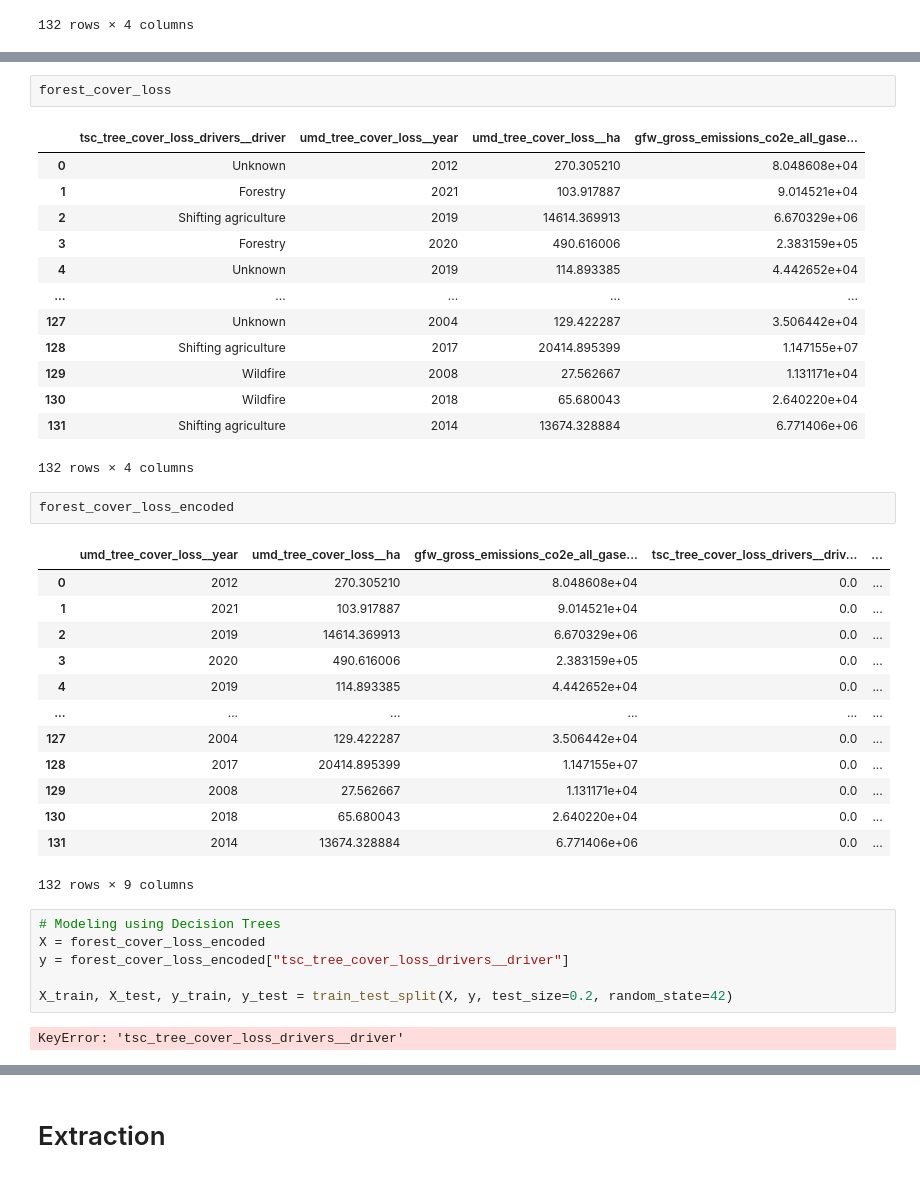
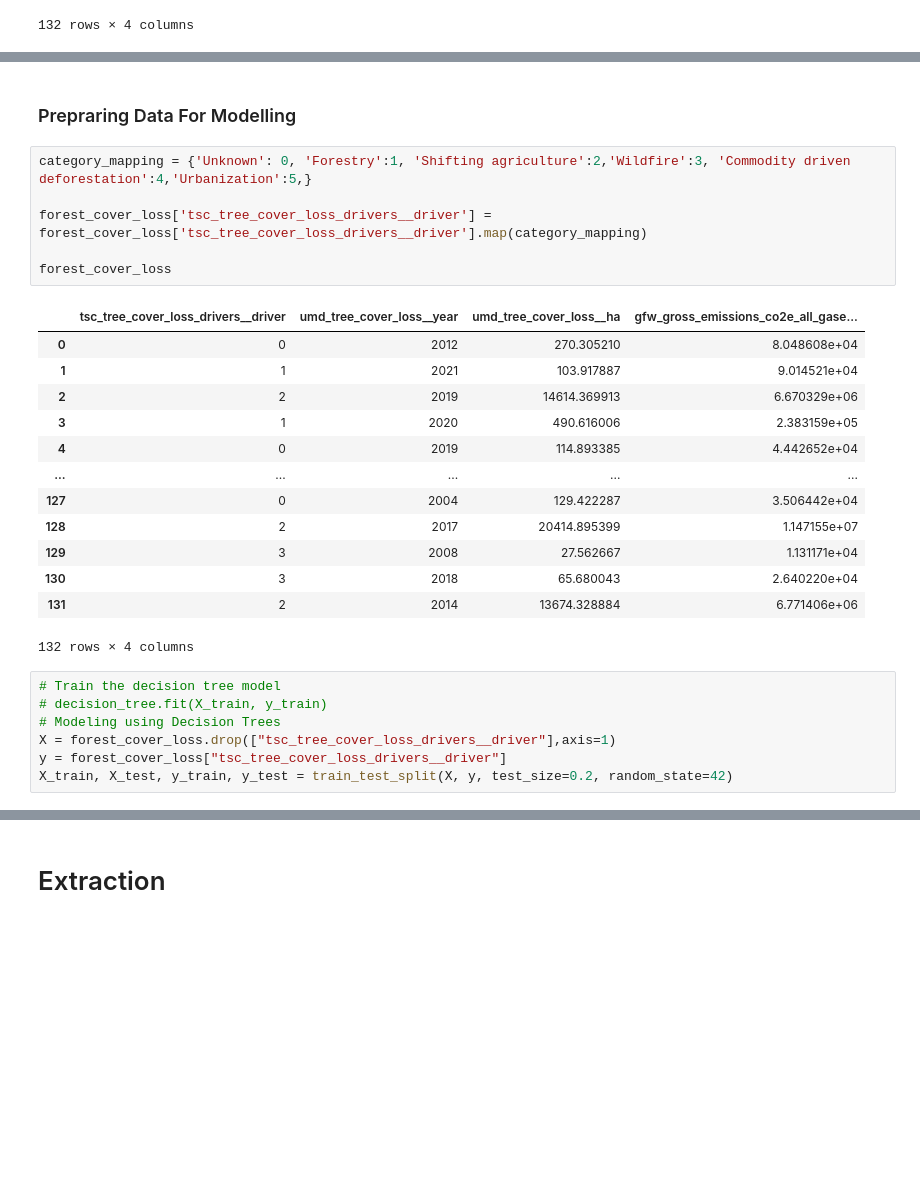
Before and after one commit to JosephRidge/ClimateChange-GHG, a Jupyter notebook: app.ipynb, the cells around one changed output, grey strips where cells are left out. Cells and saved outputs as stored; diff of their text form; blank space fills up the shorter version.

Commit message:
decision tree

```diff
--- a/app.ipynb
+++ b/app.ipynb
@@ -567,40 +528,29 @@ df_merged
-# %%
-forest_cover_loss
-# %% [output]
-|  | tsc_tree_cover_loss_drivers__driver | umd_tree_cover_loss__year | umd_tree_cover_loss__ha | gfw_gross_emissions_co2e_all_gase... |
-| 0 | Unknown | 2012 | 270.305210 | 8.048608e+04 |
-| 1 | Forestry | 2021 | 103.917887 | 9.014521e+04 |
-| 2 | Shifting agriculture | 2019 | 14614.369913 | 6.670329e+06 |
-| 3 | Forestry | 2020 | 490.616006 | 2.383159e+05 |
-| 4 | Unknown | 2019 | 114.893385 | 4.442652e+04 |
-| ... | ... | ... | ... | ... |
-| 127 | Unknown | 2004 | 129.422287 | 3.506442e+04 |
-| 128 | Shifting agriculture | 2017 | 20414.895399 | 1.147155e+07 |
-| 129 | Wildfire | 2008 | 27.562667 | 1.131171e+04 |
-| 130 | Wildfire | 2018 | 65.680043 | 2.640220e+04 |
-| 131 | Shifting agriculture | 2014 | 13674.328884 | 6.771406e+06 |
-132 rows × 4 columns
-# %%
-forest_cover_loss_encoded
-# %% [output]
-|  | umd_tree_cover_loss__year | umd_tree_cover_loss__ha | gfw_gross_emissions_co2e_all_gase... | tsc_tree_cover_loss_drivers__driv... | ... |
-| 0 | 2012 | 270.305210 | 8.048608e+04 | 0.0 | ... |
-| 1 | 2021 | 103.917887 | 9.014521e+04 | 0.0 | ... |
-| 2 | 2019 | 14614.369913 | 6.670329e+06 | 0.0 | ... |
-| 3 | 2020 | 490.616006 | 2.383159e+05 | 0.0 | ... |
-| 4 | 2019 | 114.893385 | 4.442652e+04 | 0.0 | ... |
-| ... | ... | ... | ... | ... | ... |
-| 127 | 2004 | 129.422287 | 3.506442e+04 | 0.0 | ... |
-| 128 | 2017 | 20414.895399 | 1.147155e+07 | 0.0 | ... |
-| 129 | 2008 | 27.562667 | 1.131171e+04 | 0.0 | ... |
-| 130 | 2018 | 65.680043 | 2.640220e+04 | 0.0 | ... |
-| 131 | 2014 | 13674.328884 | 6.771406e+06 | 0.0 | ... |
-132 rows × 9 columns
+# %% [markdown]
+### Prepraring Data For Modelling
+# %%
+category_mapping = {'Unknown': 0, 'Forestry':1, 'Shifting agriculture':2,'Wildfire':3, 'Commodity driven deforestation':4,'Urbanization':5,}
+
+forest_cover_loss['tsc_tree_cover_loss_drivers__driver'] = forest_cover_loss['tsc_tree_cover_loss_drivers__driver'].map(category_mapping)
+
+forest_cover_loss
+# %% [output]
+|  | tsc_tree_cover_loss_drivers__driver | umd_tree_cover_loss__year | umd_tree_cover_loss__ha | gfw_gross_emissions_co2e_all_gase... |
+| 0 | 0 | 2012 | 270.305210 | 8.048608e+04 |
+| 1 | 1 | 2021 | 103.917887 | 9.014521e+04 |
+| 2 | 2 | 2019 | 14614.369913 | 6.670329e+06 |
+| 3 | 1 | 2020 | 490.616006 | 2.383159e+05 |
+| 4 | 0 | 2019 | 114.893385 | 4.442652e+04 |
+| ... | ... | ... | ... | ... |
+| 127 | 0 | 2004 | 129.422287 | 3.506442e+04 |
+| 128 | 2 | 2017 | 20414.895399 | 1.147155e+07 |
+| 129 | 3 | 2008 | 27.562667 | 1.131171e+04 |
+| 130 | 3 | 2018 | 65.680043 | 2.640220e+04 |
+| 131 | 2 | 2014 | 13674.328884 | 6.771406e+06 |
+132 rows × 4 columns
 # %%
+# Train the decision tree model
+# decision_tree.fit(X_train, y_train)
 # Modeling using Decision Trees
-X = forest_cover_loss_encoded
-y = forest_cover_loss_encoded["tsc_tree_cover_loss_drivers__driver"]
-
+X = forest_cover_loss.drop(["tsc_tree_cover_loss_drivers__driver"],axis=1)
+y = forest_cover_loss["tsc_tree_cover_loss_drivers__driver"]
 X_train, X_test, y_train, y_test = train_test_split(X, y, test_size=0.2, random_state=42)
-# %% [output]
-KeyError: 'tsc_tree_cover_loss_drivers__driver'
```
Also changed, not shown: parts of 2 cells of this notebook.
